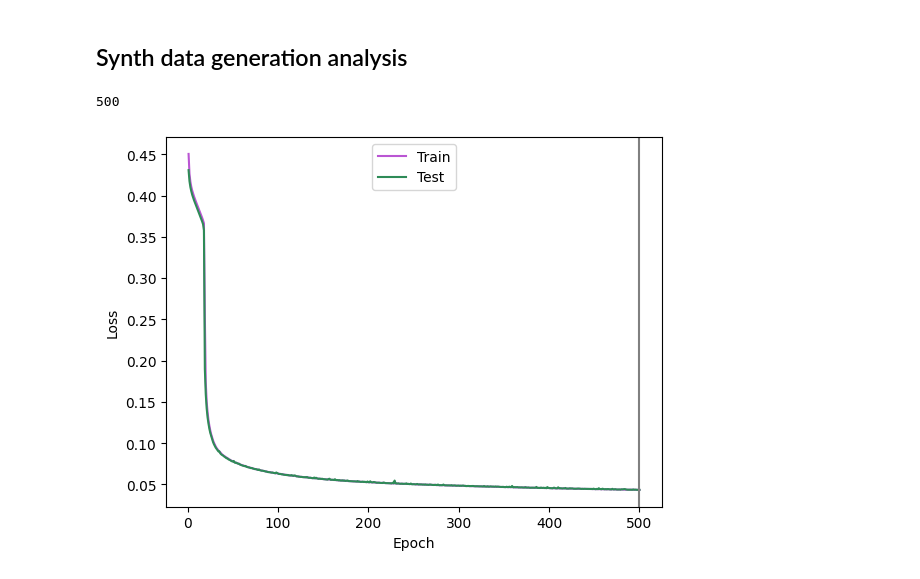
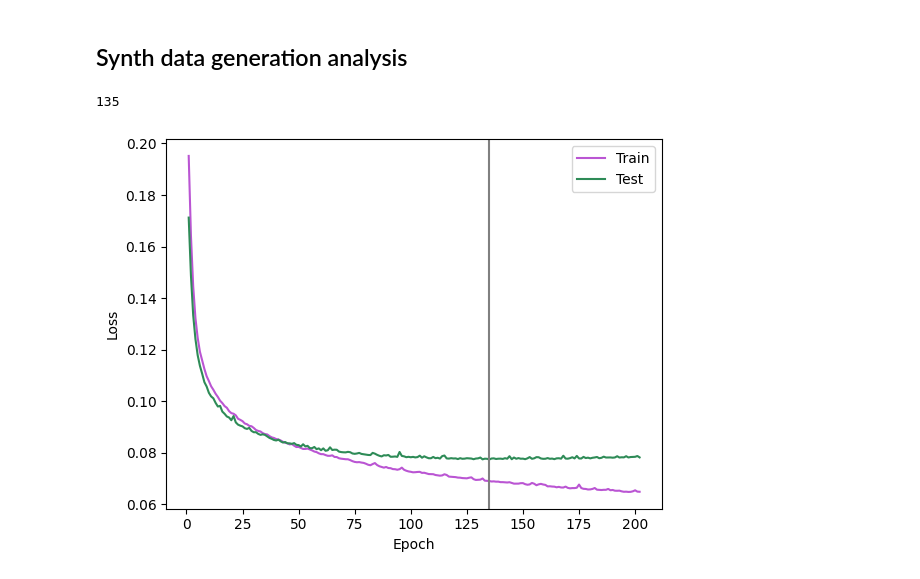
Before and after one commit to jessicabohm/UNIT, a Jupyter notebook: evaluate_synth_data.ipynb, the cells around one changed output. Drawn from its saved outputs; the diff is of its cells as text; code cells hidden in the pictures.

```diff
--- a/evaluate_synth_data.ipynb
+++ b/evaluate_synth_data.ipynb
@@ -159,24 +159,24 @@ def cross_entropy_loss_from_logits(y_pred_probs, y_true_class_indices, eps=1e-12
 ## Synth data generation analysis
 # %%
 # 1. Plot loss
-loss = pd.read_csv("./save_models/mouse_train_5/loss_log.csv")
+loss = pd.read_csv("./save_models/human_train_12/loss_log.csv")
 #test_loss = pd.read_csv("./save_models/human_train_1/test_loss_log.csv")
 
 min_test = loss.iloc[:, 0][np.argmin(loss.iloc[:, 2])]
 print(min_test)
 
 plt.figure()
 plt.plot(loss.iloc[:, 0], loss.iloc[:, 1], color="mediumorchid")
 plt.plot(loss.iloc[:, 0], loss.iloc[:, 2], color="seagreen")
 #plt.plot(test_loss.iloc[:, 0], test_loss.iloc[:, 1], color="seagreen") # for human when saving was off
 plt.xlabel("Epoch")
 plt.ylabel("Loss")
 plt.legend(["Train", "Test"])
 plt.axvline(min_test, color="grey")
 plt.show()
 # %% [output]
-500
+135
-[figure, old version]
+[figure, new version]
 # %%
 # 2. Plot a couple of the images saved during training
 idx = 0 # 0, 1, 3 (only saved for first 3 image in folder)
```
Also changed, not shown: parts of 5 cells of this notebook, 8 other files.
